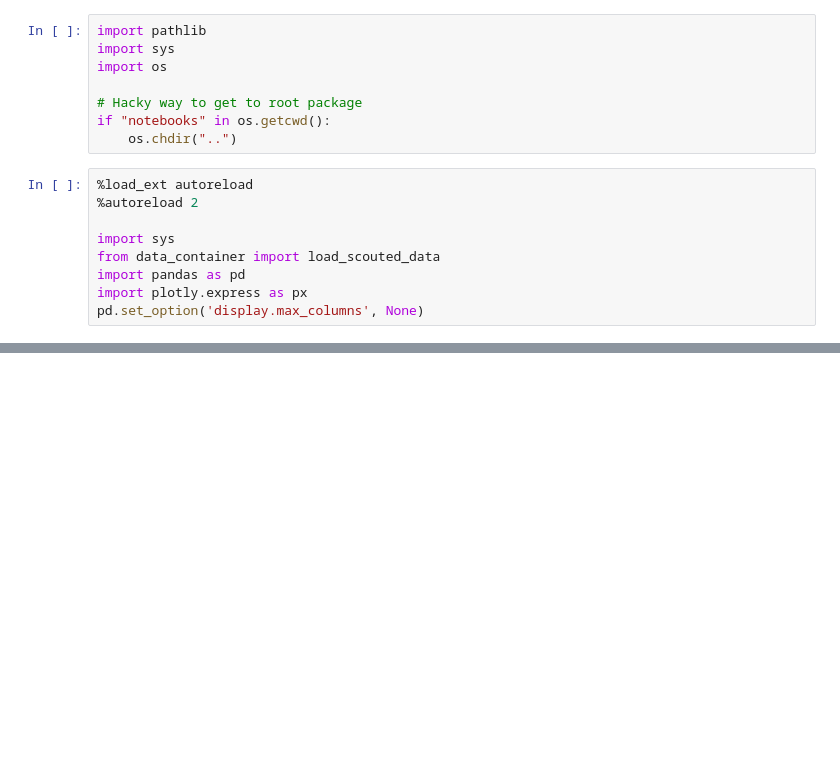
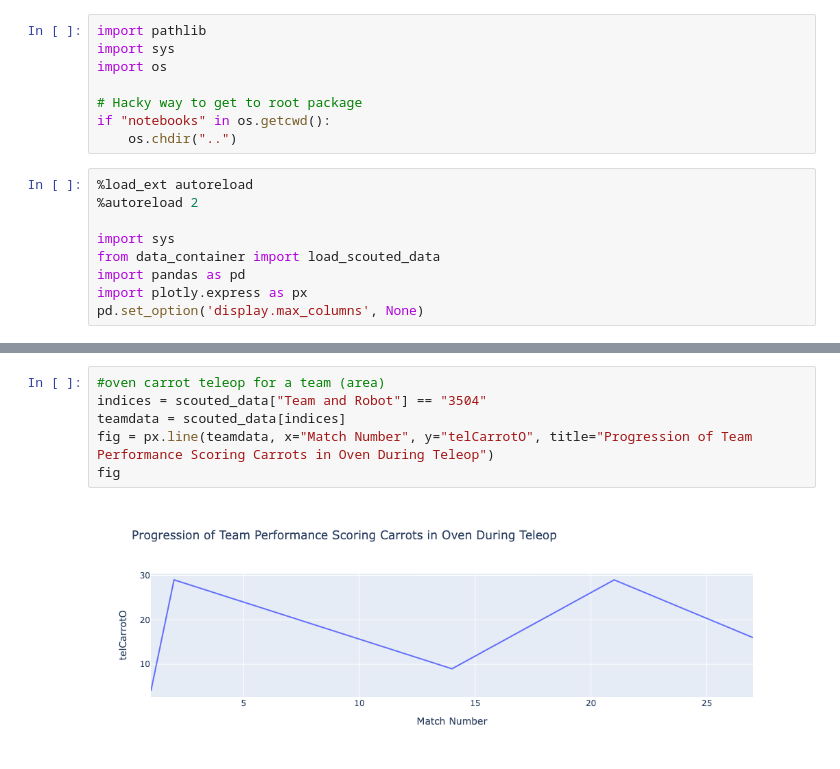
Before and after one commit to GirlsOfSteelRobotics/2026BunnyBotsScouting, a Jupyter notebook: notebooks/jinjin.ipynb, the cells around one changed output, grey strips where cells are left out. Saved outputs shown, nothing was run; the diff lists cells and outputs as text; blank space fills up the shorter version.

Commit message:
I made all the graphs for oven scoring in auto and teleop

```diff
--- a/notebooks/jinjin.ipynb
+++ b/notebooks/jinjin.ipynb
@@ -33,0 +70,8 @@ fig
+# %%
+#oven carrot teleop for a team (area)
+indices = scouted_data["Team and Robot"] == "3504"
+teamdata = scouted_data[indices]
+fig = px.line(teamdata, x="Match Number", y="telCarrotO", title="Progression of Team Performance Scoring Carrots in Oven During Teleop")
+fig
+# %% [output]
+[figure, added]
```
Also changed, not shown: parts of 7 cells of this notebook.
